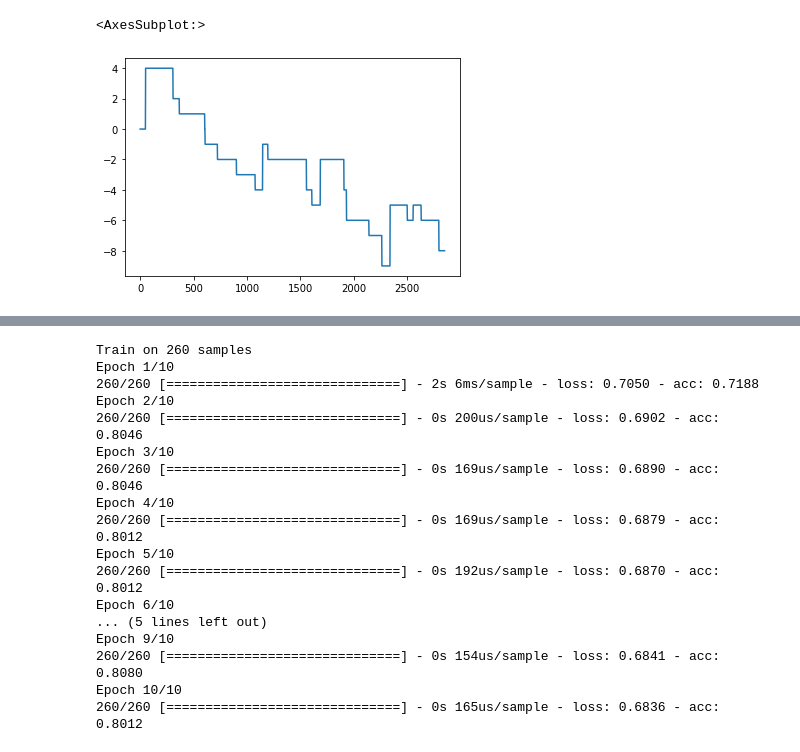
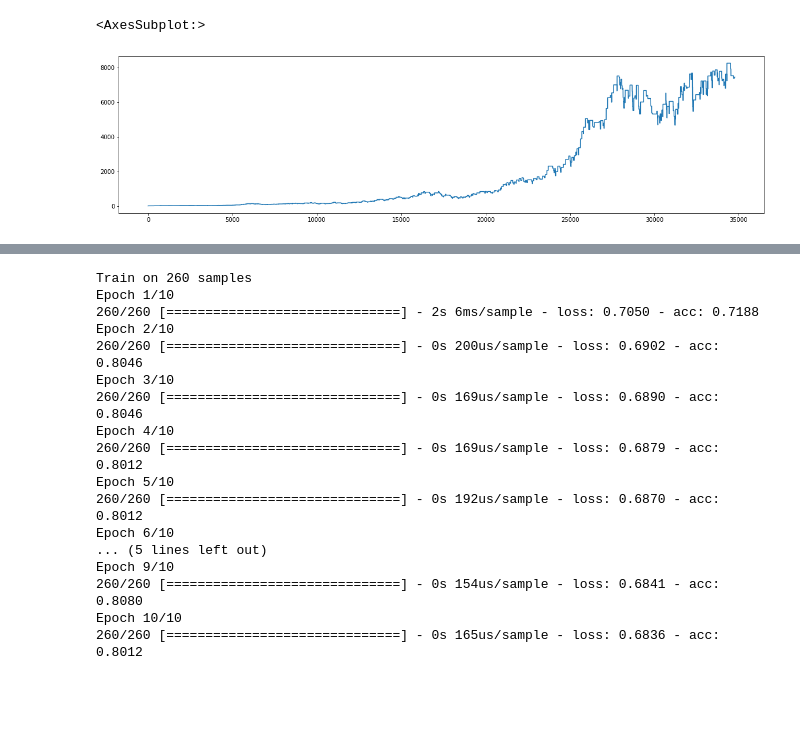
Before and after one commit to devesh2003/Binance-Data-Analysis, a Jupyter notebook: RNN_MA_Strategy.ipynb, the cells around one changed output, grey strips where cells are left out. Saved outputs shown, nothing was run; the diff lists cells and outputs as text; code cells hidden in the pictures; blank space fills up the shorter version.

```diff
--- a/RNN_MA_Strategy.ipynb
+++ b/RNN_MA_Strategy.ipynb
@@ -102,6 +71,6 @@ df = backtest.df
-# %%
-df["Returns"].cumsum().plot()
-# df["Returns"].sum()
-# %% [output]
-<AxesSubplot:>
-[figure, removed]
+# %%
+# df["Returns"].cumsum().plot()
+df["Portfolio Value"].plot(figsize=(20,5))
+# %% [output]
+<AxesSubplot:>
+[figure, added]
```
Also changed, not shown: parts of 9 cells of this notebook, 7 other files.
